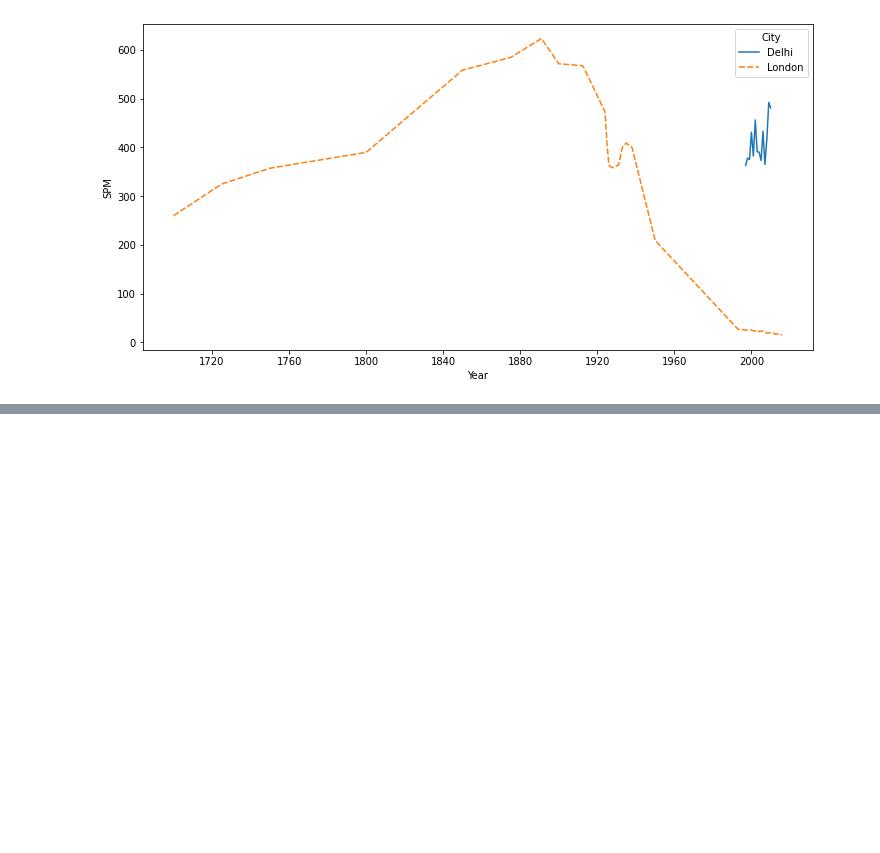
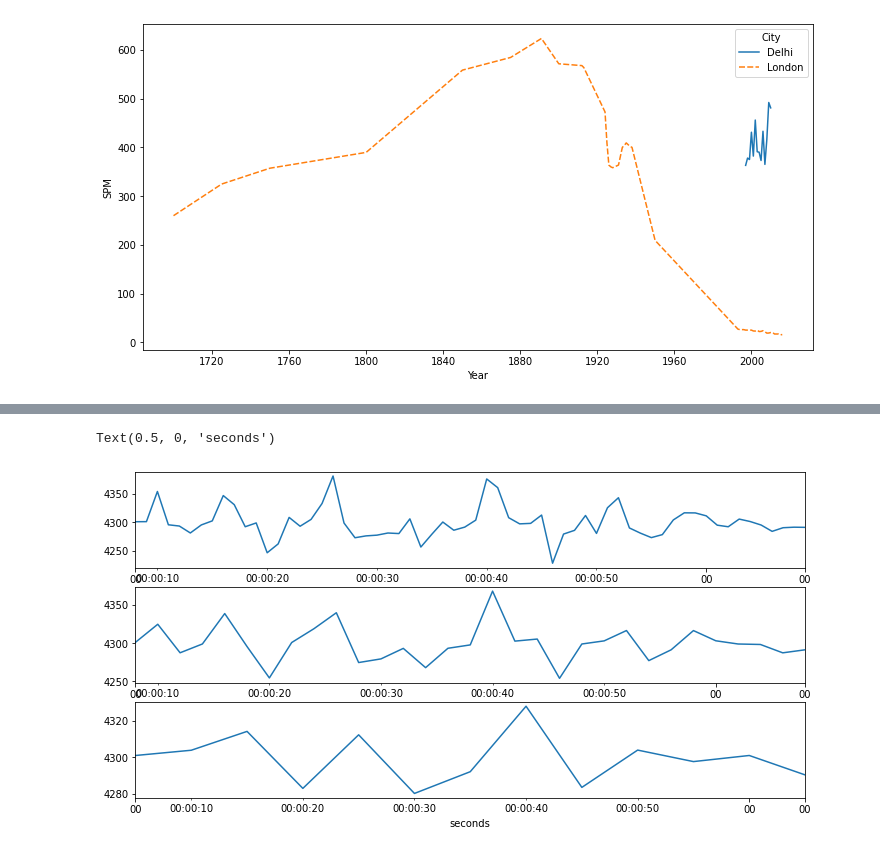
Before and after one commit to igonzalezperez/ml-time-series-book, a Jupyter notebook: chapter2.ipynb, the cells around one changed output, grey strips where cells are left out. Saved outputs shown, nothing was run; the diff lists cells and outputs as text; code cells hidden in the pictures; blank space fills up the shorter version.

```diff
--- a/chapter2.ipynb
+++ b/chapter2.ipynb
@@ -113,0 +244,14 @@ Text(0, 0.5, 'SPM')
+# %%
+plt.subplot(311)
+ax1 = v1[slicing].resample("1s").mean().plot(figsize=(12, 6))
+ax1.xaxis.set_major_formatter(date_formatter)
+plt.subplot(312)
+ax1 = v1[slicing].resample("2s").mean().plot(figsize=(12, 6))
+ax1.xaxis.set_major_formatter(date_formatter)
+plt.subplot(313)
+ax2 = v1[slicing].resample("5s").mean().plot(figsize=(12, 6))
+ax2.xaxis.set_major_formatter(date_formatter)
+plt.xlabel("seconds")
+# %% [output]
+Text(0.5, 0, 'seconds')
+[figure, added]
```
Also changed, not shown: parts of 11 cells of this notebook.
